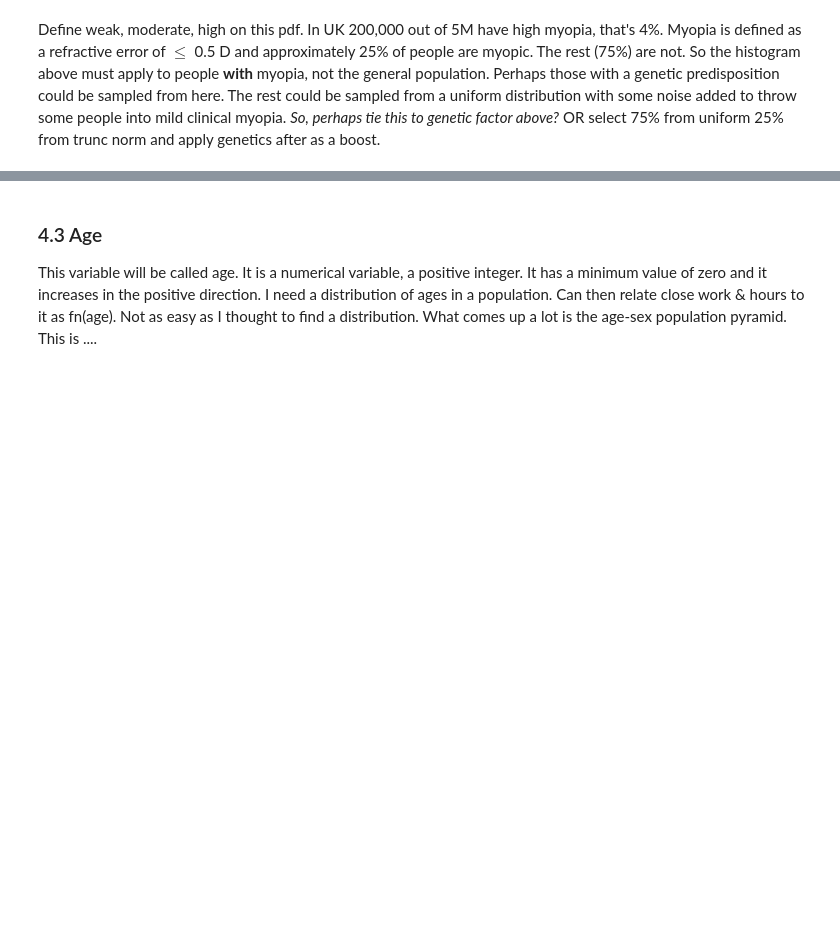
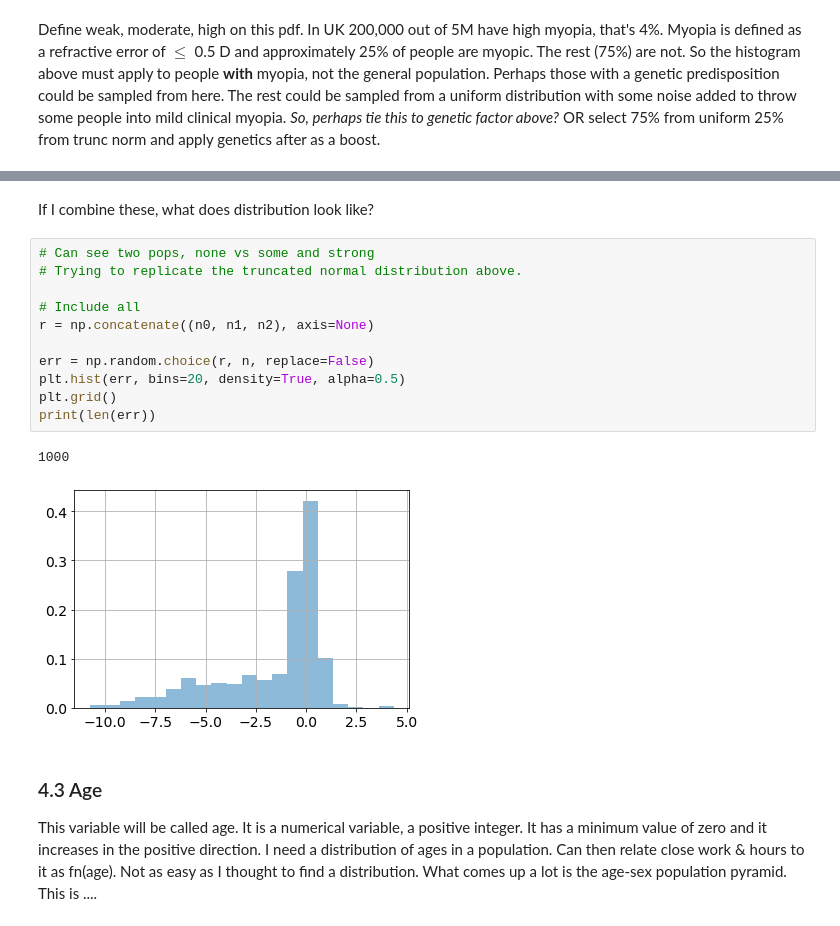
Before and after one commit to elizabethdaly/simulating-data, a Jupyter notebook: eyesight.ipynb, the cells around one changed output, grey strips where cells are left out. Saved outputs shown, nothing was run; the diff lists cells and outputs as text; blank space fills up the shorter version.

```diff
--- a/eyesight.ipynb
+++ b/eyesight.ipynb
@@ -206,3 +253,19 @@ Text(0, 0.5, 'D')
+# %% [markdown]
+If I combine these, what does distribution look like?
+# %%
+# Can see two pops, none vs some and strong
+# Trying to replicate the truncated normal distribution above.
+
+# Include all
+r = np.concatenate((n0, n1, n2), axis=None)
+
+err = np.random.choice(r, n, replace=False)
+plt.hist(err, bins=20, density=True, alpha=0.5)
+plt.grid()
+print(len(err))
+# %% [output]
+1000
+[figure, added]
 # %% [markdown]
 ### 4.3 Age
 This variable will be called age. It is a numerical variable, a positive integer. It has a minimum value of zero and it increases in the positive direction. I need a distribution of ages in a population. Can then relate close work & hours to it as fn(age). Not as easy as I thought to find a distribution. What comes up a lot is the age-sex population pyramid. This is ....
```
Also changed, not shown: parts of 25 cells of this notebook.
